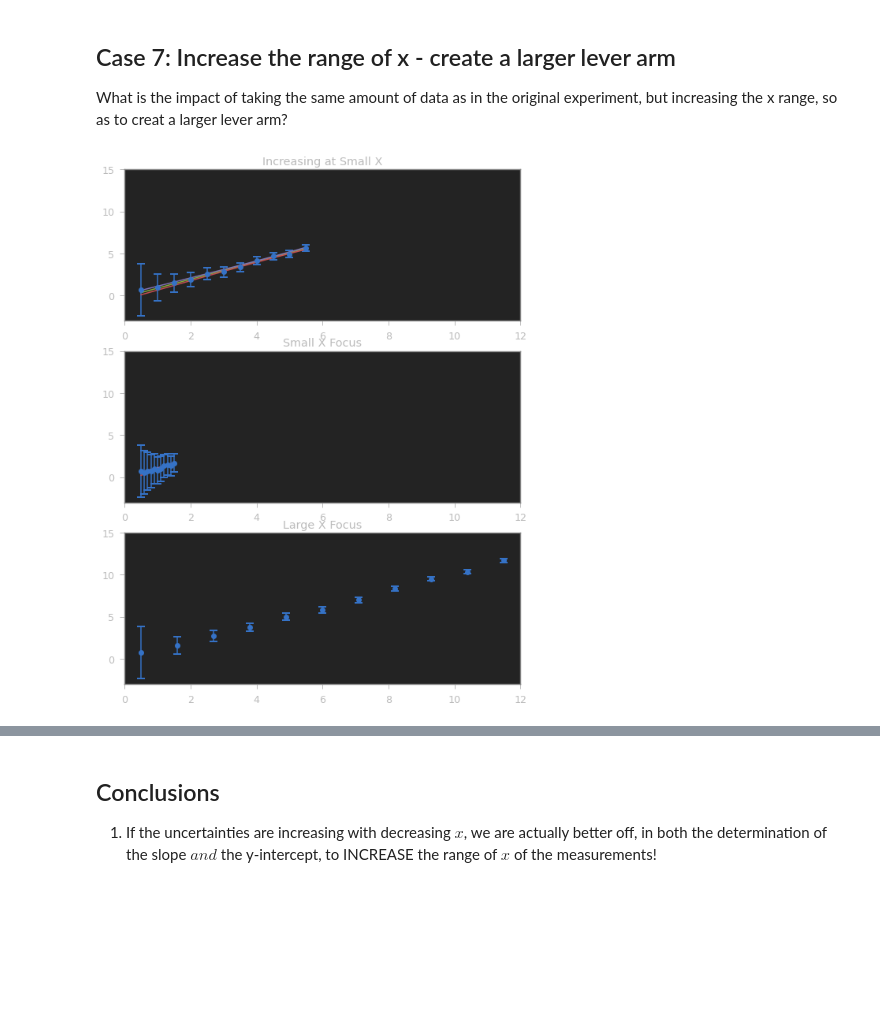
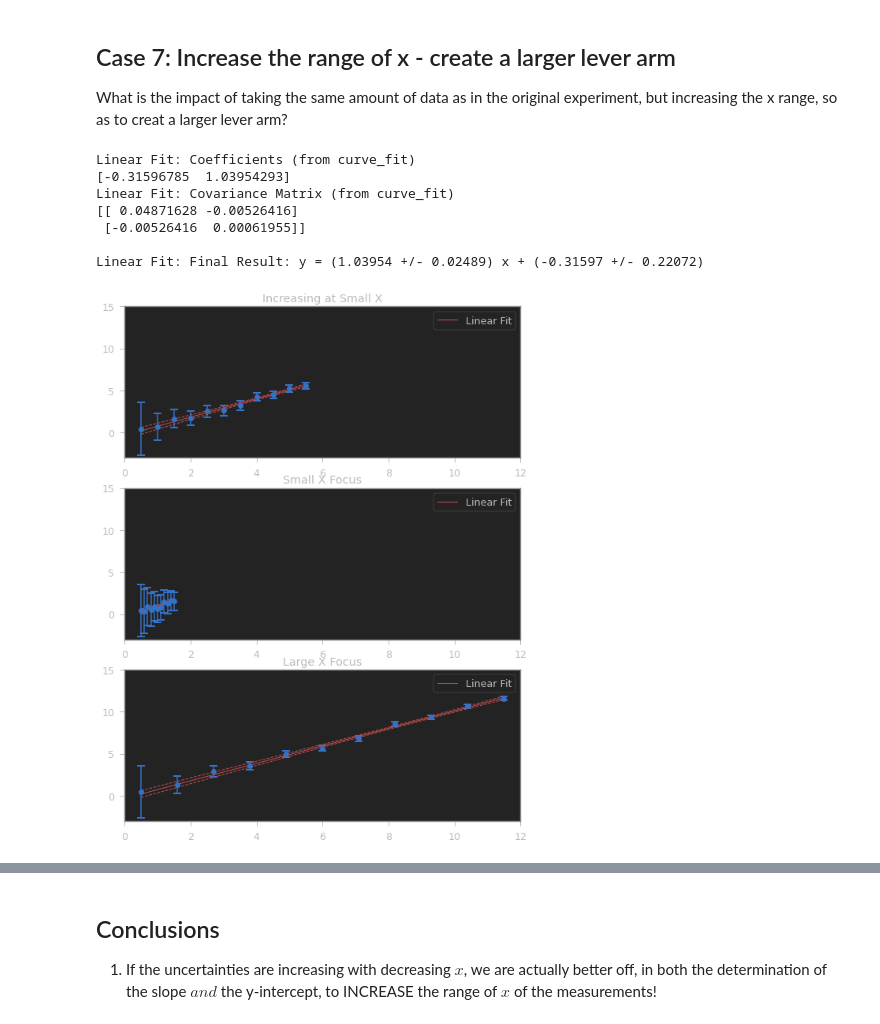
Before and after one commit to nmack21/PhysicsLabs, a Jupyter notebook: PHYS201L/JupyterNotebooks/FittingExamples.ipynb, the cells around one changed output, grey strips where cells are left out. Saved outputs shown, nothing was run; the diff lists cells and outputs as text; code cells hidden in the pictures; blank space fills up the shorter version.

```diff
--- a/PHYS201L/JupyterNotebooks/FittingExamples.ipynb
+++ b/PHYS201L/JupyterNotebooks/FittingExamples.ipynb
@@ -406,5 +298,20 @@ plot2.set_title("Small X Focus")
 plot2.set_xlim([0,12])
 plot2.set_ylim([-3,15])
 
+# Takes the x and y values to make a trendline
+b, m, db, dm = linear_fit_plot_errors(xi,yi,sigmai,plot2,0.0,12.0)
+
+# Adds the legend to the plot
+plot2.legend()
+
+# Since we are going to be comparing the results of fitting different data sets, create
+# and stat to fill some arrays to hold the fit results - (slope +/- dslope), (yint +/ dyint)
+
+slope.append(m)
+dslope.append(dm)
+yint.append(b)
+dyint.append(db)
+type.append('Small X Focus')
+
 figure2
 # %% [output]
@@ -467,22 +341,46 @@ What is the impact of taking the same amount of data as in the original experime
 # %%
 # create some fake data
 
 npts = 11
 xlow = 0.5
 xhigh = 11.5
 
 xl = xlow + 0.01
 xmid = (xhigh+xlow)/2.0+0.01
 
 xi = np.linspace(xlow,xhigh,npts)
 yi = xi + yrandom
 
 sigmai = np.array([0.1+ 1.5/np.abs(xi[i]) for i in range(npts)])
 plot3.errorbar(xi, yi, yerr=sigmai, fmt='o', capsize=5, capthick=2)
 plot3.set_title("Large X Focus")
 plot3.set_xlim([0,12])
 plot3.set_ylim([-3,15])
 
+# Takes the x and y values to make a trendline
+b, m, db, dm = linear_fit_plot_errors(xi,yi,sigmai,plot3,0.0,12.0)
+
+# Adds the legend to the plot
+plot3.legend()
+
+# Since we are going to be comparing the results of fitting different data sets, create
+# and stat to fill some arrays to hold the fit results - (slope +/- dslope), (yint +/ dyint)
+
+slope.append(m)
+dslope.append(dm)
+yint.append(b)
+dyint.append(db)
+type.append('Large X Range')
+
+figure
+
 figure2
 # %% [output]
+Linear Fit: Coefficients (from curve_fit)
+[-0.31596785  1.03954293]
+Linear Fit: Covariance Matrix (from curve_fit)
+[[ 0.04871628 -0.00526416]
+ [-0.00526416  0.00061955]]
+
+Linear Fit: Final Result: y = (1.03954 +/- 0.02489) x + (-0.31597 +/- 0.22072)
-[figure, old version]
+[figure, new version]
```
Also changed, not shown: parts of 20 cells of this notebook, 1 other file.
